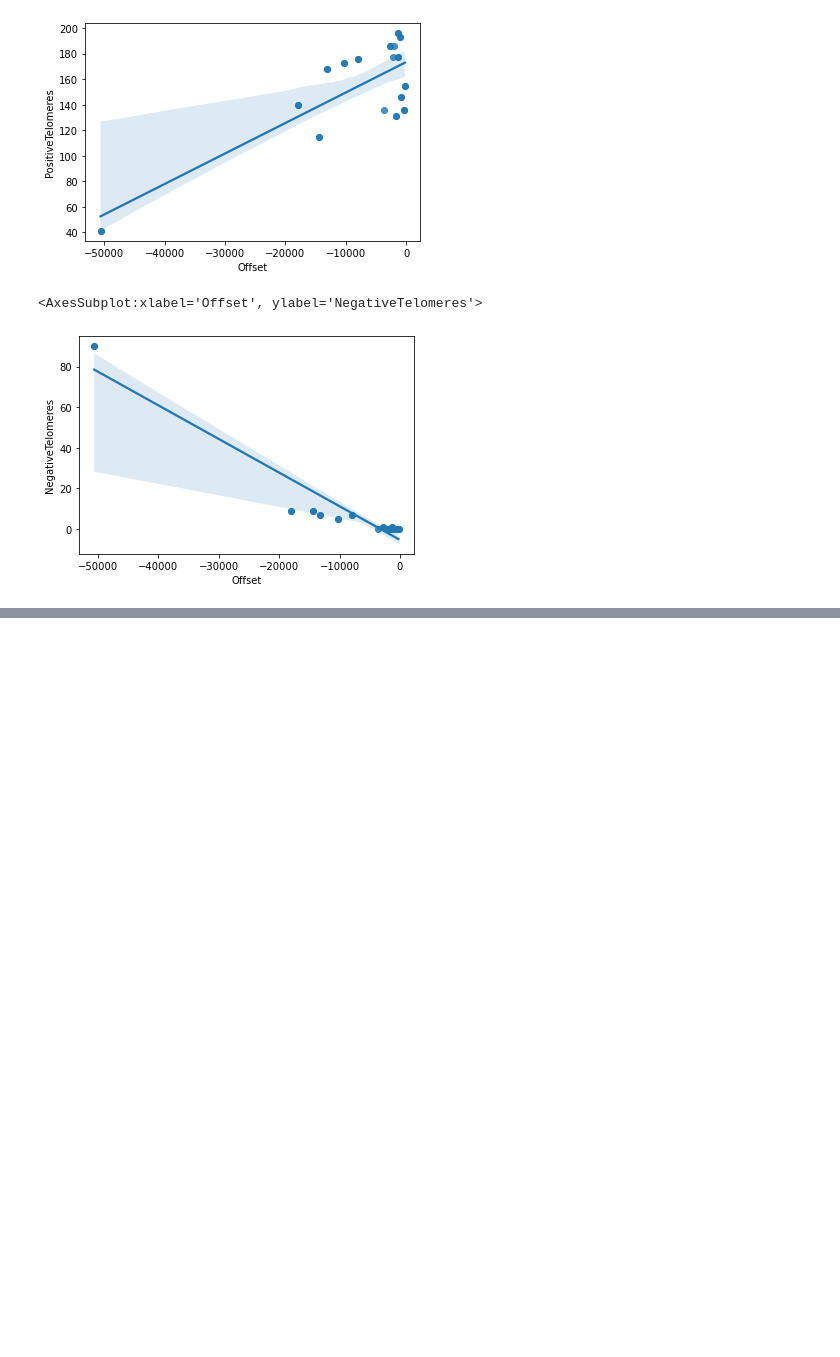
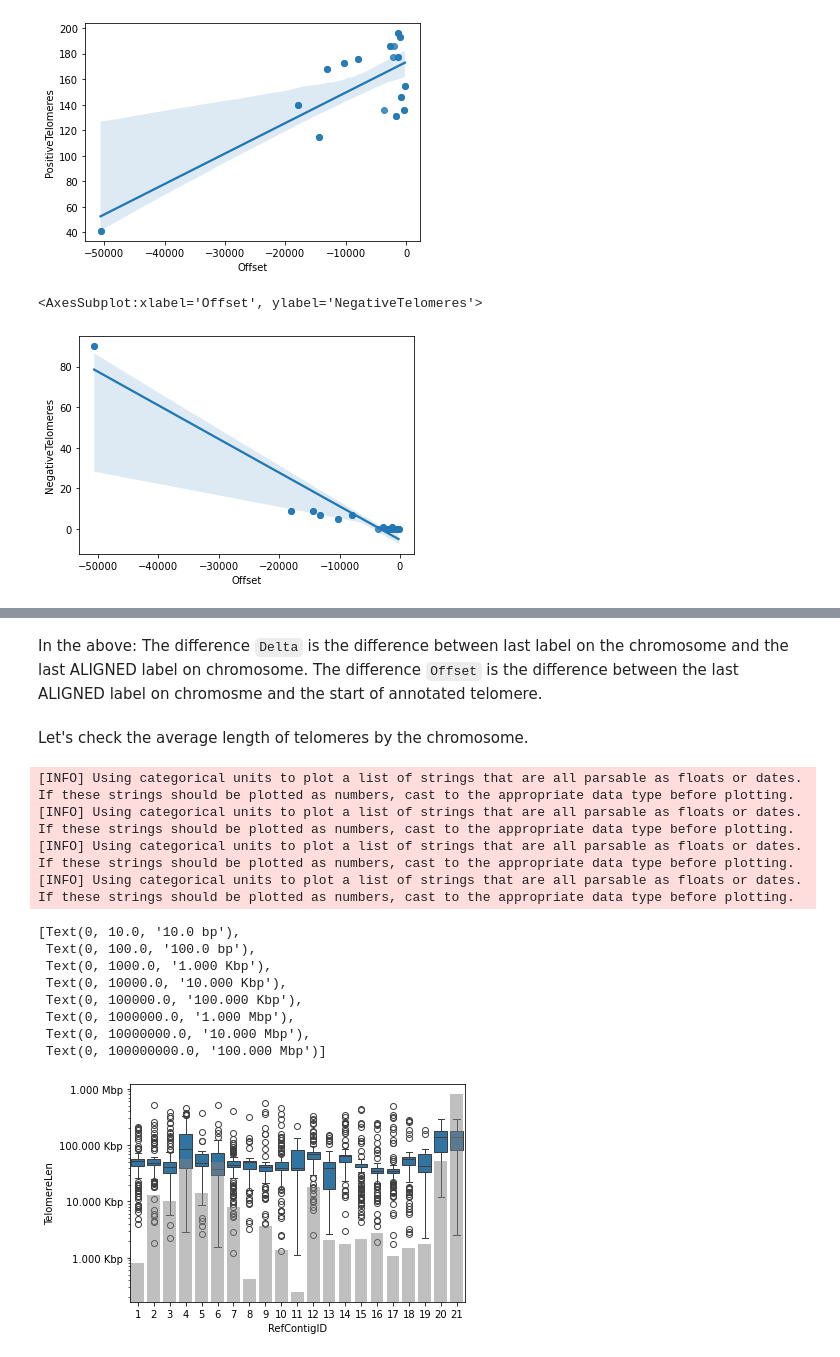
Before and after one commit to ivanp1994/telompy, a Jupyter notebook: Exploting_telomeres.ipynb, the cells around one changed output, grey strips where cells are left out. Cells and saved outputs as stored; diff of their text form; code cells hidden in the pictures; blank space fills up the shorter version.

```diff
--- a/Exploting_telomeres.ipynb
+++ b/Exploting_telomeres.ipynb
@@ -347,0 +399,25 @@ sns.regplot(data=just_contigs,x="Offset",y="NegativeTelomeres")
+# %%
+difference = data.drop_duplicates("RefContigID")
+difference["Delta"] = difference.LastReferencePosition - difference.AlignedLabelPosition
+
+master_xmap = fish_last_label(joinpaths(PATH))
+
+difference = pd.merge(difference,master_xmap[["RefContigID","RefLen"]],
+                     left_on="RefContigID",right_on="RefContigID",how="left")
+
+
+difference["TelomereStart"] = difference["RefLen"] - 100000
+difference["Offset"] = difference["AlignedLabelPosition"] - difference["TelomereStart"]
+
+def format_size(num):
+    abs_num = abs(num)
+    if abs_num >= 1_000_000:
+        return f"{num / 1_000_000:.3f} Mbp"
+    elif abs_num >= 1_000:
+        return f"{num / 1_000:.3f} Kbp"
+    else:
+        return f"{num} bp"
+
+difference = difference[["RefContigID","Delta","Offset"]].set_index("RefContigID").drop_duplicates()
+displayable = difference.applymap(format_size)
+display(displayable)
@@ -347,0 +443,29 @@ sns.regplot(data=just_contigs,x="Offset",y="NegativeTelomeres")
+# %% [markdown]
+In the above:
+The difference `Delta` is the difference between last label on the chromosome and the last ALIGNED label on chromosome.
+The difference `Offset` is the difference between the last ALIGNED label on chromosme and the start of annotated telomere.
+# %% [markdown]
+Let's check the average length of telomeres by the chromosome.
+# %%
+ax = sns.boxplot(x='RefContigID', y='TelomereLen', data=data)
+sns.barplot(x=difference.index, y=abs(difference['Offset']), color='Grey',ax=ax,alpha=0.5,zorder=3)
+#sns.pointplot(data=difference,x=difference.index,y=abs(difference["Offset"]),color="red",ax=ax,zorder=0,markers='')
+# Get the current y-ticks and format them
+ax.set_yscale("log")
+y_ticks = ax.get_yticks()
+formatted_y_ticks = [format_size(tick) for tick in y_ticks]
+ax.set_yticklabels(formatted_y_ticks)
+# %% [output]
+[INFO] Using categorical units to plot a list of strings that are all parsable as floats or dates. If these strings should be plotted as numbers, cast to the appropriate data type before plotting.
+[INFO] Using categorical units to plot a list of strings that are all parsable as floats or dates. If these strings should be plotted as numbers, cast to the appropriate data type before plotting.
+[INFO] Using categorical units to plot a list of strings that are all parsable as floats or dates. If these strings should be plotted as numbers, cast to the appropriate data type before plotting.
+[INFO] Using categorical units to plot a list of strings that are all parsable as floats or dates. If these strings should be plotted as numbers, cast to the appropriate data type before plotting.
+[Text(0, 10.0, '10.0 bp'),
+ Text(0, 100.0, '100.0 bp'),
+ Text(0, 1000.0, '1.000 Kbp'),
+ Text(0, 10000.0, '10.000 Kbp'),
+ Text(0, 100000.0, '100.000 Kbp'),
+ Text(0, 1000000.0, '1.000 Mbp'),
+ Text(0, 10000000.0, '10.000 Mbp'),
+ Text(0, 100000000.0, '100.000 Mbp')]
+[figure, added]
```
Also changed, not shown: parts of 10 cells of this notebook, 1 other file.
